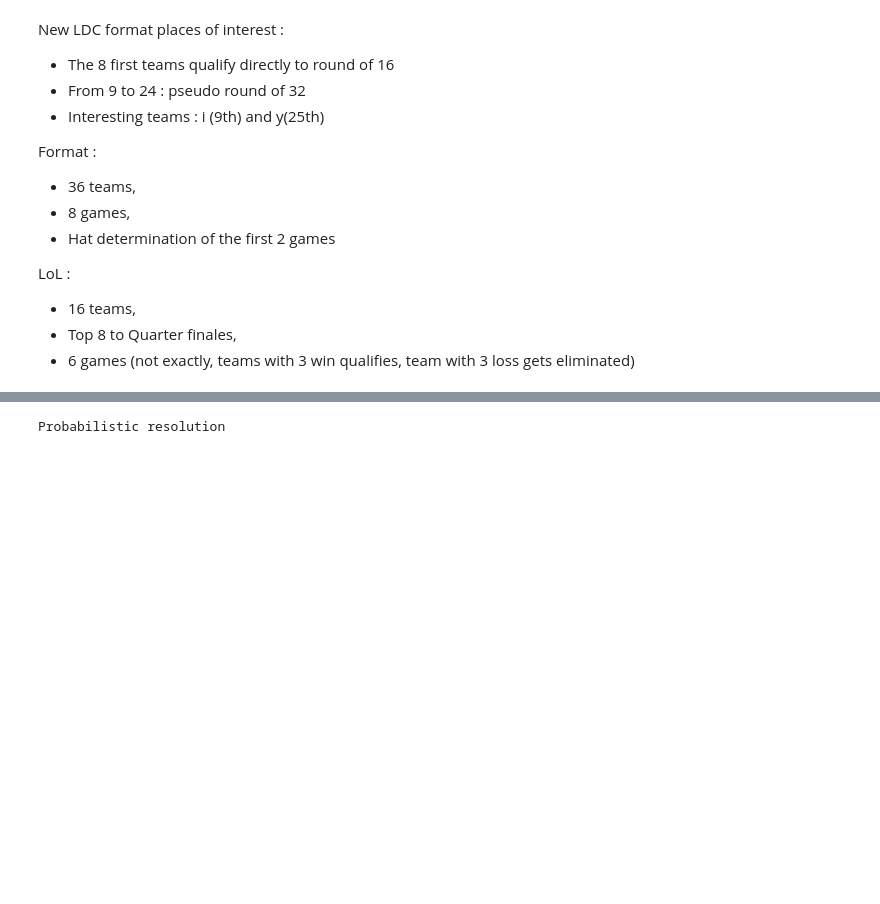
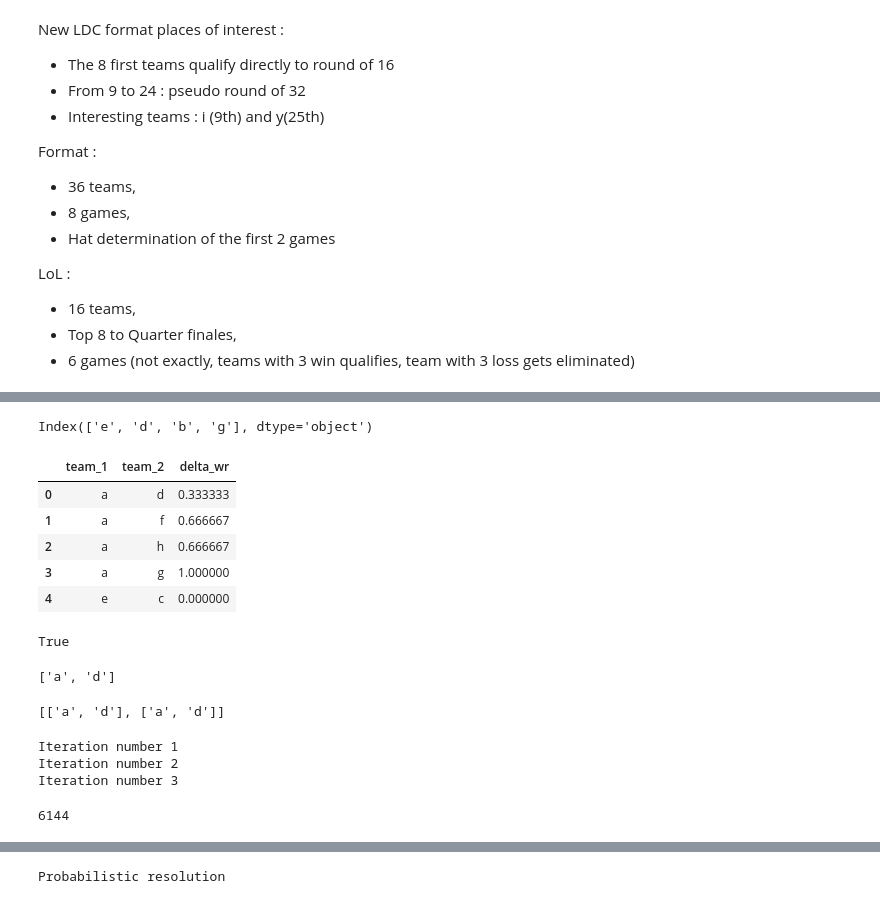
Before and after one commit to arnaud-odet/swiss_rounds_simulator, a Jupyter notebook: swiss_round.ipynb, the cells around one changed output, grey strips where cells are left out. Cells and saved outputs as stored; diff of their text form; code cells hidden in the pictures; blank space fills up the shorter version.

```diff
--- a/swiss_round.ipynb
+++ b/swiss_round.ipynb
@@ -19,0 +59,69 @@ LoL :
+# %%
+team = 'c'
+
+tmp = lt[["Win_rate"]]
+tmp = tmp.merge(pgm[team], left_index = True, right_index = True)
+tmp[tmp[team]].index
+# %% [output]
+Index(['e', 'd', 'b', 'g'], dtype='object')
+# %%
+
+pairs = []
+delta_wr = []
+
+for a in lt.index :
+    for b in lt.index :
+        if pgm.loc[a,b]:
+            delta_wr.append([a,b,np.abs(lt.loc[a,'Win_rate'] - lt.loc[b,'Win_rate'])])
+
+pairs_delta_wr = pd.DataFrame(delta_wr, columns = ['team_1', 'team_2', 'delta_wr'])
+
+pairs_delta_wr.head()
+# %% [output]
+|  | team_1 | team_2 | delta_wr |
+| 0 | a | d | 0.333333 |
+| 1 | a | f | 0.666667 |
+| 2 | a | h | 0.666667 |
+| 3 | a | g | 1.000000 |
+| 4 | e | c | 0.000000 |
+# %%
+n_teams = len(list(lt.index))
+pairs = [[a,b] for a,b in zip(pairs_delta_wr['team_1'],pairs_delta_wr['team_2'])]
+#pairings = [[pair] for pair in pairs]
+pairings = [[pair] for pair in pairs]
+
+pairs[0][0] in pairings[0][0]
+# %% [output]
+True
+# %%
+pairs[0]
+# %% [output]
+['a', 'd']
+# %%
+tmp = pairings[0] + [pairs[0]]
+tmp
+# %% [output]
+[['a', 'd'], ['a', 'd']]
+# %%
+
+for i in range(int(n_teams/2)-1):
+    pps = []
+    print(f'Iteration number {i+1}')
+    for pairing in pairings :
+        for pair in pairs :
+            possible = True
+            for team in pair :
+                for game in pairing :
+                    if team in game :
+                        possible = False
+            if possible :
+                new_pairing = pairing + [pair]
+                pps.append(new_pairing)
+    pairings = pps.copy()
+
+len(pairings)
+# %% [output]
+Iteration number 1
+Iteration number 2
+Iteration number 3
+6144
```
Also changed, not shown: parts of 9 cells of this notebook, 1 other file.
